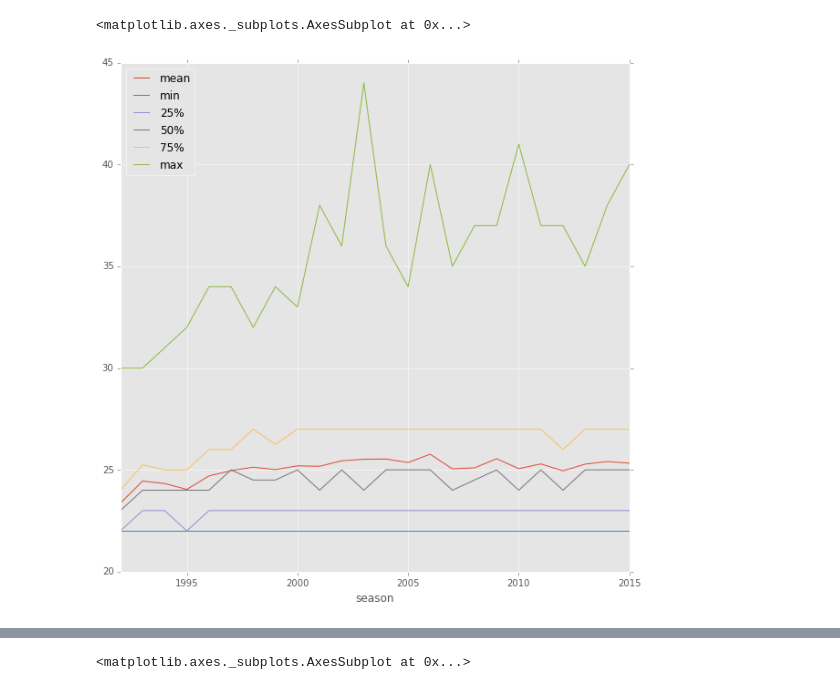
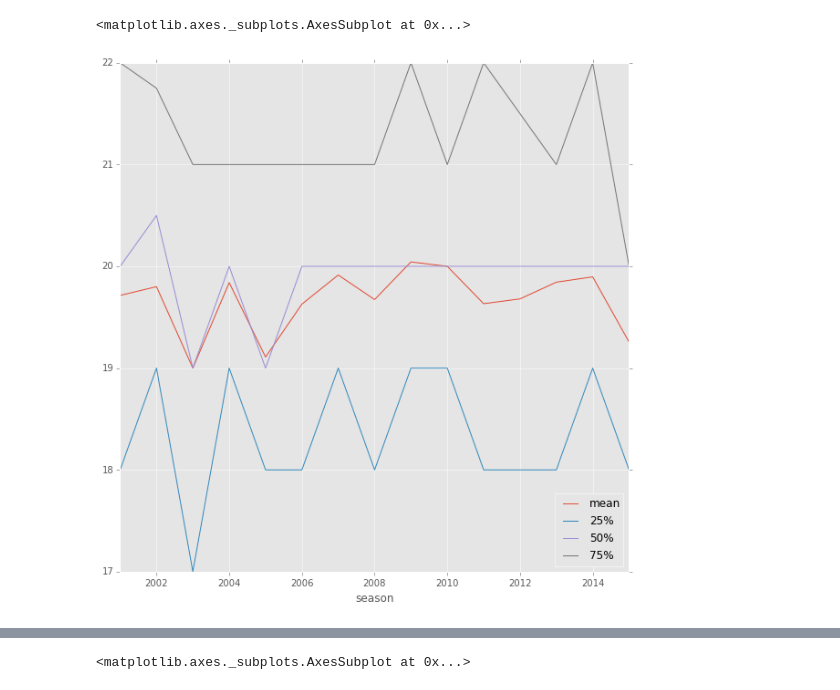
Before and after one commit to kebuhcah/soccer-history, a Jupyter notebook: notebooks/inequality.ipynb, the cells around one changed output, grey strips where cells are left out. Saved outputs shown, nothing was run; the diff lists cells and outputs as text; code cells hidden in the pictures.

```diff
--- a/notebooks/inequality.ipynb
+++ b/notebooks/inequality.ipynb
@@ -1,9 +1,9 @@
 # %%
 big5leagues=['GB1','FR1','L1','IT1','ES1']
 big5countries=['England','France','Germany','Italy','Spain']
-t=nonloans #[nonloans.feeValue>0]
-t[t.toLeague.isin(big5leagues)&(~t.fromLeague.isin(big5leagues))&(t.age>21)].drop_duplicates('id').groupby('season')['age'].describe() \
- .unstack().drop(['count','std'],axis=1).plot.line(figsize=(10,10))
+t=nonloans[nonloans.season>2000]
+t[(t.toLeague.isin(['RO1']))&(t.fromLeague!=t.toLeague)&(t.age<23)].drop_duplicates('id').groupby('season')['age'].describe() \
+ .unstack().drop(['count','std','min','max'],axis=1).plot.line(figsize=(10,10))
 # %% [output]
 <matplotlib.axes._subplots.AxesSubplot at 0x...>
-[figure, old version]
+[figure, new version]
```
Also changed, not shown: parts of 11 cells of this notebook, 2 other files.
